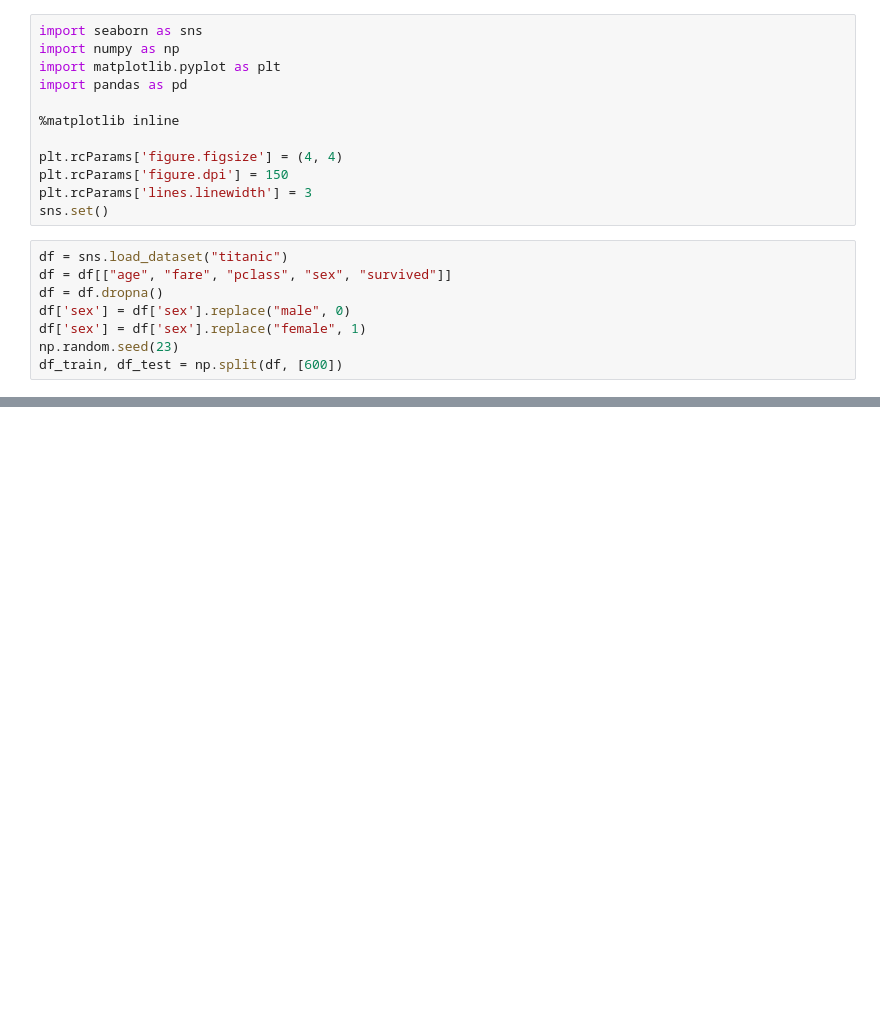
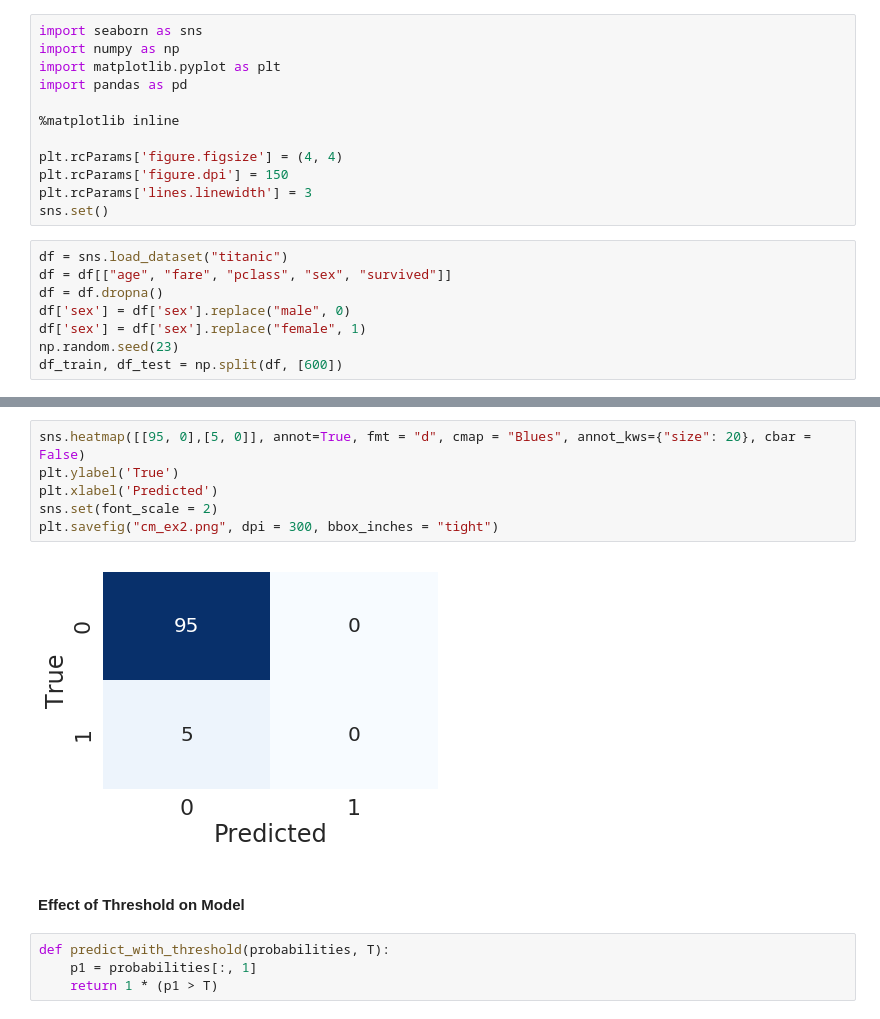
Before and after one commit to joshHug/youdao_ai, a Jupyter notebook: lec8/lec8-model-evaluation.ipynb, the cells around one changed output, grey strips where cells are left out. Drawn from its saved outputs; the diff is of its cells as text; blank space fills up the shorter version.

```diff
--- a/lec8/lec8-model-evaluation.ipynb
+++ b/lec8/lec8-model-evaluation.ipynb
@@ -349,0 +190,14 @@ plt.title('ROC Curve for Training Data');
+# %%
+sns.heatmap([[95, 0],[5, 0]], annot=True, fmt = "d", cmap = "Blues", annot_kws={"size": 20}, cbar = False)
+plt.ylabel('True')
+plt.xlabel('Predicted')
+sns.set(font_scale = 2)
+plt.savefig("cm_ex2.png", dpi = 300, bbox_inches = "tight")
+# %% [output]
+[figure, added]
+# %% [markdown]
+#### Effect of Threshold on Model
+# %%
+def predict_with_threshold(probabilities, T):
+    p1 = probabilities[:, 1]
+    return 1 * (p1 > T)
```
Also changed, not shown: parts of 97 cells of this notebook.
